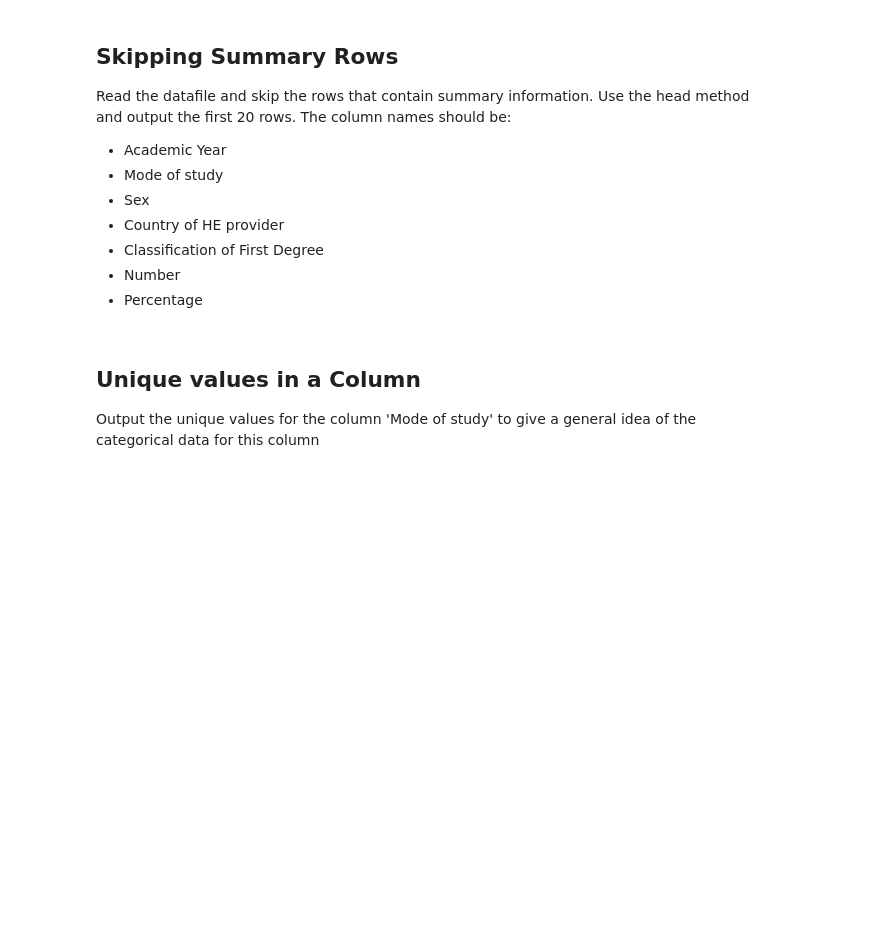
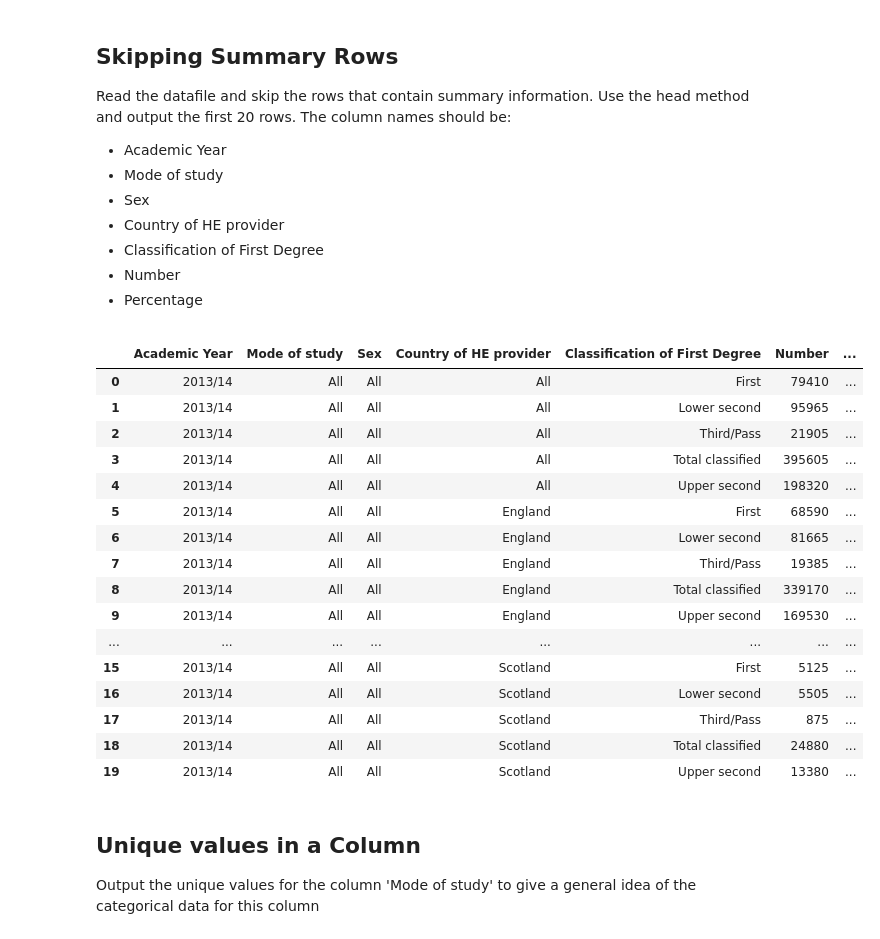
Before and after one commit to maazster72/data_science, a Jupyter notebook: Lab_02_getting_data_ready_st(1).ipynb, the cells around one changed output. Drawn from its saved outputs; the diff is of its cells as text; code cells hidden in the pictures; blank space fills up the shorter version.

Commit message:
dataframes created

```diff
--- a/Lab_02_getting_data_ready_st(1).ipynb
+++ b/Lab_02_getting_data_ready_st(1).ipynb
@@ -33,6 +35,40 @@ import pandas;
 <li>Percentage</li>
 </ul>
 </p>
+# %%
+df = pd.read_csv('degreeClassification(1).csv', skiprows=17)
+
+column_names = [
+    'Academic Year',
+    'Mode of study',
+    'Sex',
+    'Country of HE provider',
+    'Classification of First Degree',
+    'Number',
+    'Percentage',
+]
+df.columns = column_names
+
+# display
+df.head(20)
+# %% [output]
+|  | Academic Year | Mode of study | Sex | Country of HE provider | Classification of First Degree | Number | ... |
+| 0 | 2013/14 | All | All | All | First | 79410 | ... |
+| 1 | 2013/14 | All | All | All | Lower second | 95965 | ... |
+| 2 | 2013/14 | All | All | All | Third/Pass | 21905 | ... |
+| 3 | 2013/14 | All | All | All | Total classified | 395605 | ... |
+| 4 | 2013/14 | All | All | All | Upper second | 198320 | ... |
+| 5 | 2013/14 | All | All | England | First | 68590 | ... |
+| 6 | 2013/14 | All | All | England | Lower second | 81665 | ... |
+| 7 | 2013/14 | All | All | England | Third/Pass | 19385 | ... |
+| 8 | 2013/14 | All | All | England | Total classified | 339170 | ... |
+| 9 | 2013/14 | All | All | England | Upper second | 169530 | ... |
+| ... | ... | ... | ... | ... | ... | ... | ... |
+| 15 | 2013/14 | All | All | Scotland | First | 5125 | ... |
+| 16 | 2013/14 | All | All | Scotland | Lower second | 5505 | ... |
+| 17 | 2013/14 | All | All | Scotland | Third/Pass | 875 | ... |
+| 18 | 2013/14 | All | All | Scotland | Total classified | 24880 | ... |
+| 19 | 2013/14 | All | All | Scotland | Upper second | 13380 | ... |
 # %% [markdown]
 <h2>Unique values in a Column</h2>
 <p>Output the unique values for the column 'Mode of study' to give a general idea of the categorical data for this column</p>
```
Also changed, not shown: parts of 13 cells of this notebook, 4 other files.
